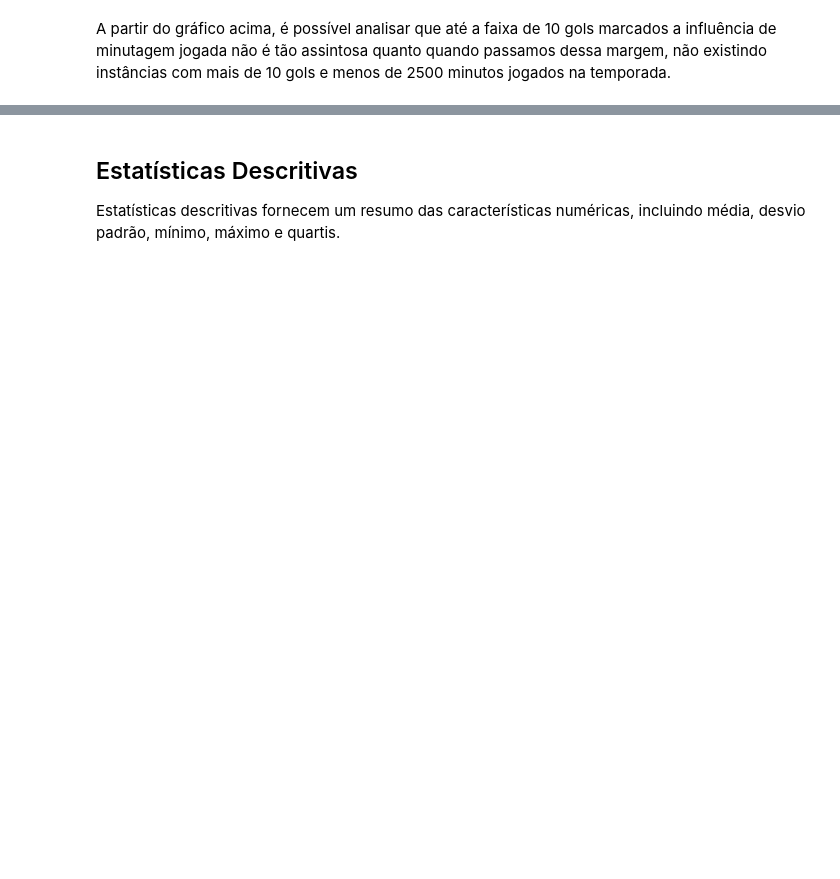
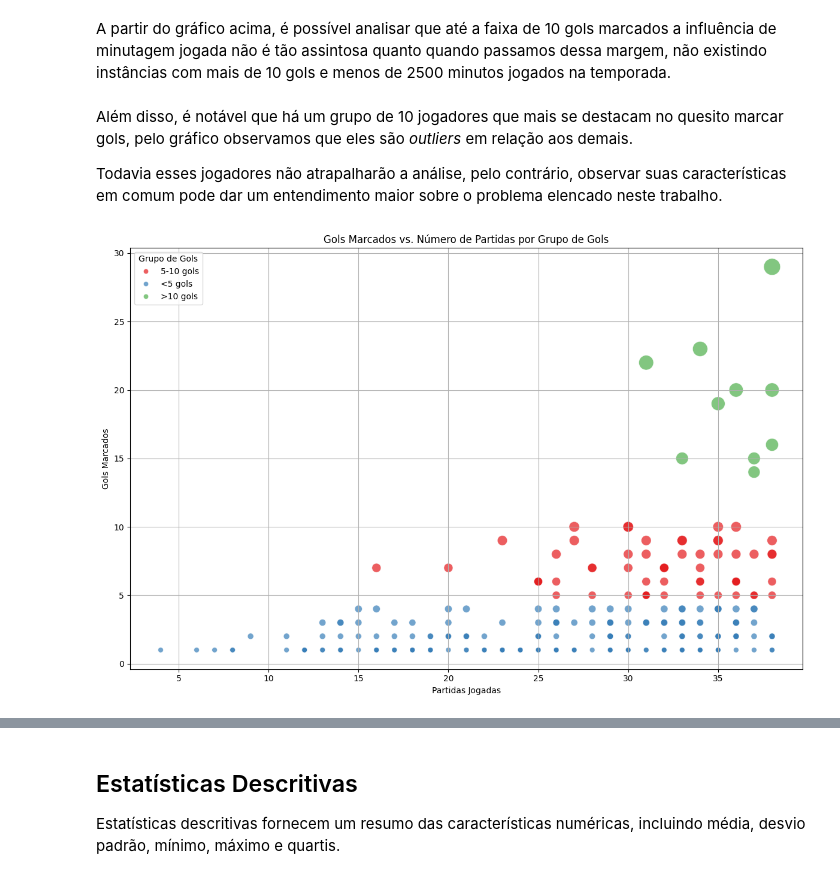
Before and after one commit to vitorwogel/MVP-Data-Analytics, a Jupyter notebook: MVP_Análise_de_Dados_e_Boas_Práticas.ipynb, the cells around one changed output, grey strips where cells are left out. Saved outputs shown, nothing was run; the diff lists cells and outputs as text; code cells hidden in the pictures; blank space fills up the shorter version.

```diff
--- a/MVP_Análise_de_Dados_e_Boas_Práticas.ipynb
+++ b/MVP_Análise_de_Dados_e_Boas_Práticas.ipynb
@@ -191,2 +246,52 @@ plt.show()
 # %% [markdown]
 A partir do gráfico acima, é possível analisar que até a faixa de 10 gols marcados a influência de minutagem jogada não é tão assintosa quanto quando passamos dessa margem, não existindo instâncias com mais de 10 gols e menos de 2500 minutos jogados na temporada.
+# %% [markdown]
+Além disso, é notável que há um grupo de 10 jogadores que mais se destacam no quesito marcar gols, pelo gráfico observamos que eles são *outliers* em relação aos demais.
+
+Todavia esses jogadores não atrapalharão a análise, pelo contrário, observar suas características em comum pode dar um entendimento maior sobre o problema elencado neste trabalho.
+# %%
+def categorize_goals(goals):
+    if goals < 5:
+        return "<5 gols"
+    elif goals <= 10:
+        return "5-10 gols"
+    else:
+        return ">10 gols"
+
+df["Goals Group"] = df["Goals"].apply(categorize_goals)
+
+plt.figure(figsize=(12, 8))
+scatter = sns.scatterplot(
+    data=df,
+    x="Appearances",
+    y="Goals",
+    hue="Goals Group",
+    size="Goals",
+    sizes=(40, 400),
+    palette="Set1",
+    alpha=0.7,
+    legend="full"
+)
+
+handles, labels = scatter.get_legend_handles_labels()
+goal_groups = ["<5 gols", "5-10 gols", ">10 gols"]
+filtered = [(h, l) for h, l in zip(handles, labels) if l in goal_groups]
+
+if filtered:
+    handles, labels = zip(*filtered)
+    plt.legend(
+        handles=handles,
+        labels=labels,
+        title="Grupo de Gols",
+        loc="upper left",
+        frameon=True
+    )
+
+plt.title("Gols Marcados vs. Número de Partidas por Grupo de Gols")
+plt.xlabel("Partidas Jogadas")
+plt.ylabel("Gols Marcados")
+plt.grid(True)
+plt.tight_layout()
+plt.show()
+# %% [output]
+[figure, added]
```
Also changed, not shown: parts of 12 cells of this notebook.
